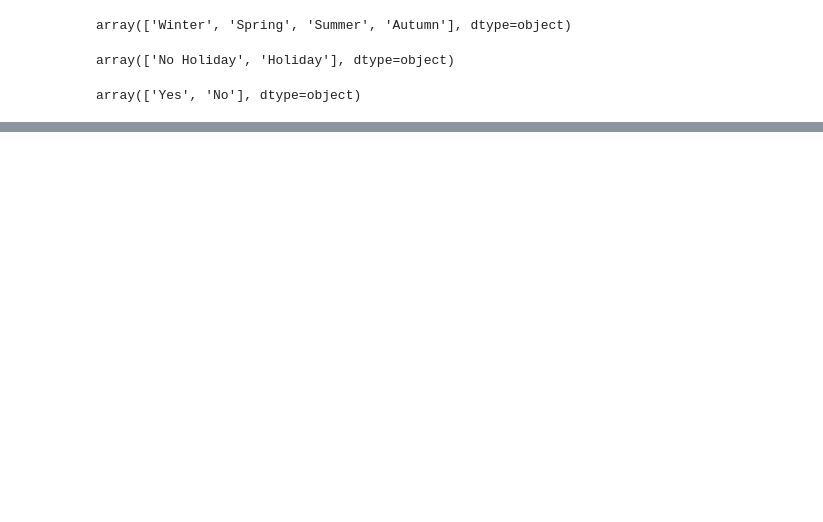
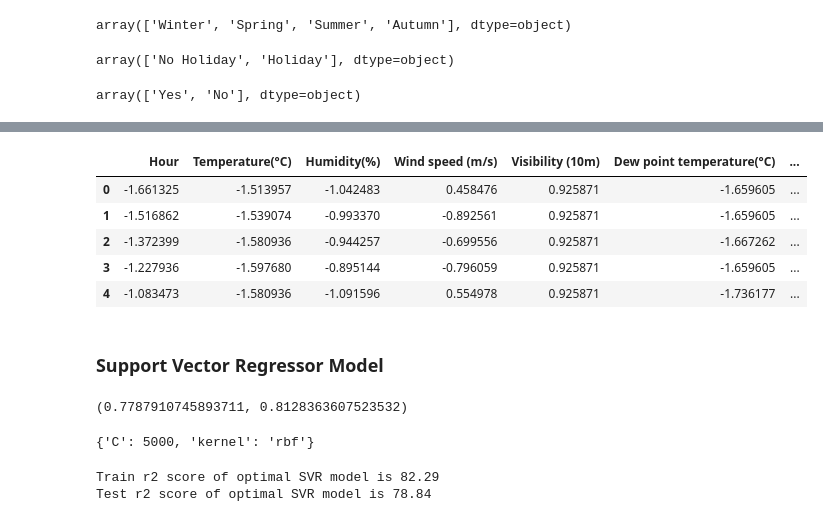
Before and after one commit to SuhasTantri/Bike-Demand-Prediction, a Jupyter notebook: Suhas_Bike_sharing_Demand_prediction_project.ipynb, the cells around one changed output, grey strips where cells are left out. Drawn from its saved outputs; the diff is of its cells as text; code cells hidden in the pictures; blank space fills up the shorter version.

```diff
--- a/Suhas_Bike_sharing_Demand_prediction_project.ipynb
+++ b/Suhas_Bike_sharing_Demand_prediction_project.ipynb
@@ -263,0 +282,8 @@ newdf['Seasons']=labelencoder.fit_transform(newdf['Seasons'])
+# %%
+from sklearn.preprocessing import StandardScaler
+mm=StandardScaler()
+df1=mm.fit_transform(newdf)
+df1=pd.DataFrame(df1,columns=list(newdf.columns))
+df1['Date']=df['Date']
+df1['Rented Bike Count']=df['Rented Bike Count']
+df1 = df1.dropna(axis=0, how='any', thresh=None, subset=None, inplace=False)
@@ -263,0 +310,9 @@ newdf['Seasons']=labelencoder.fit_transform(newdf['Seasons'])
+# %%
+df1.head()
+# %% [output]
+|  | Hour | Temperature(°C) | Humidity(%) | Wind speed (m/s) | Visibility (10m) | Dew point temperature(°C) | ... |
+| 0 | -1.661325 | -1.513957 | -1.042483 | 0.458476 | 0.925871 | -1.659605 | ... |
+| 1 | -1.516862 | -1.539074 | -0.993370 | -0.892561 | 0.925871 | -1.659605 | ... |
+| 2 | -1.372399 | -1.580936 | -0.944257 | -0.699556 | 0.925871 | -1.667262 | ... |
+| 3 | -1.227936 | -1.597680 | -0.895144 | -0.796059 | 0.925871 | -1.659605 | ... |
+| 4 | -1.083473 | -1.580936 | -1.091596 | 0.554978 | 0.925871 | -1.736177 | ... |
@@ -263,0 +325,39 @@ newdf['Seasons']=labelencoder.fit_transform(newdf['Seasons'])
+# %% [markdown]
+### Support Vector Regressor Model
+# %%
+# Applying Support Vector Regressor Algorithm
+from sklearn.svm import SVR
+svr_Model = SVR(C = 3000).fit(X_train, y_train)
+r2_train_svr = svr_Model.score(X_train, y_train)
+r2_test_svr=svr_Model.score(X_test, y_test)
+r2_test_svr,r2_train_svr
+# %% [output]
+(0.7787910745893711, 0.8128363607523532)
+# %%
+# Hyper parameter tuning
+svr_Model=SVR()
+
+param = {'C' : [2000,3000,4000,5000],'kernel':['rbf','cbf']}
+
+gridSearchSVR=GridSearchCV(svr_Model,param,scoring='r2',cv=5)
+gridSearchSVR.fit(X_train,y_train)
+
+svr_optimal_model=gridSearchSVR.best_estimator_
+gridSearchSVR.best_params_
+# %% [output]
+{'C': 5000, 'kernel': 'rbf'}
+# %%
+# Making predictions on train and test data
+
+svr_train_class_preds = svr_optimal_model.predict(X_train)
+svr_test_class_preds = svr_optimal_model.predict(X_test)
+svr_r2_train=r2_score(y_train,svr_train_class_preds)
+svr_r2_test=r2_score(y_test,svr_test_class_preds)
+print('Train r2 score of optimal SVR model is' ,round(svr_r2_train*100,2))
+print('Test r2 score of optimal SVR model is' ,round(svr_r2_test*100,2))
+score_result2['Model'].append('SVM Regressor')
+score_result2['Train r2 score'].append(round(svr_r2_train*100,2))
+score_result2['Test r2 score'].append(round(svr_r2_test*100,2))
+# %% [output]
+Train r2 score of optimal SVR model is 82.29
+Test r2 score of optimal SVR model is 78.84
```
Also changed, not shown: parts of 6 cells of this notebook.
